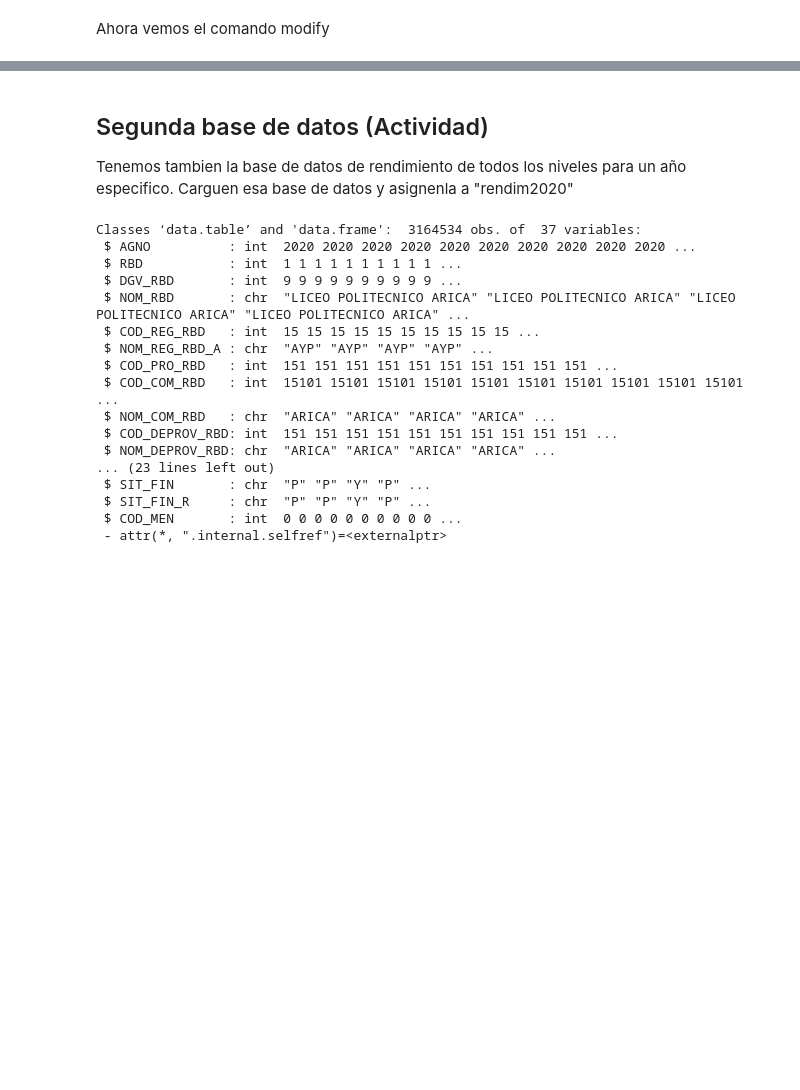
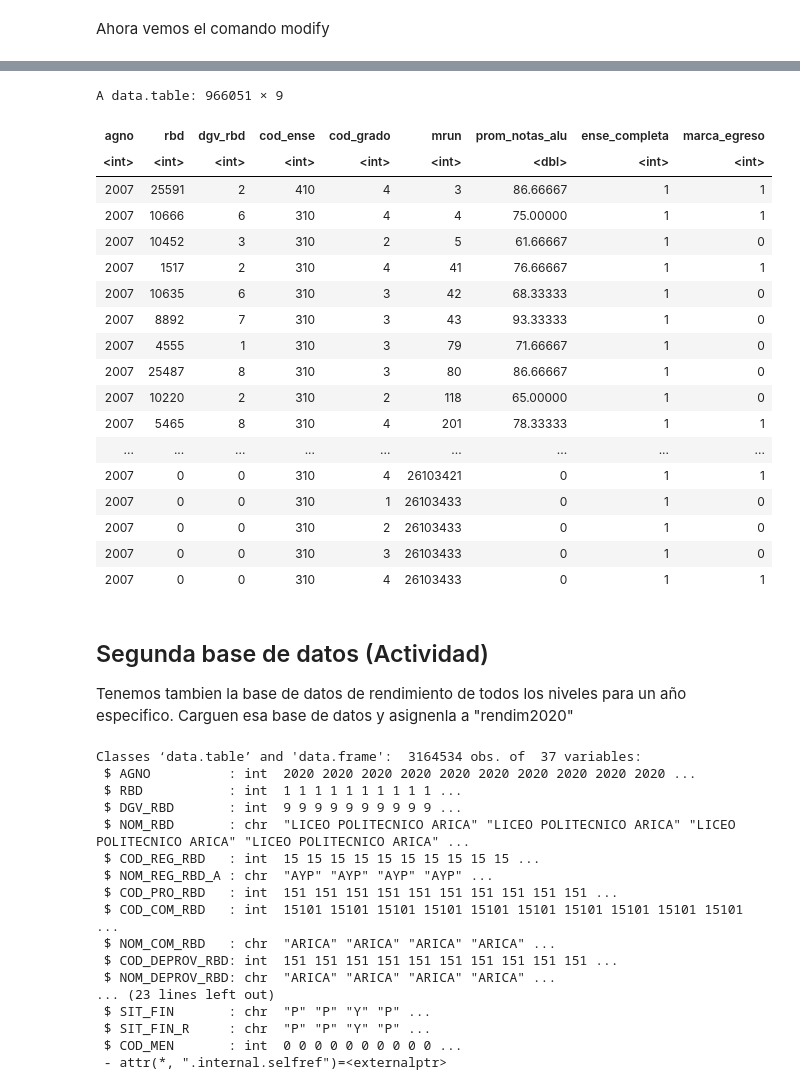
Before and after one commit to alfredosvaldo/Gestion-de-datos-2022, a Jupyter notebook: Taller_1_Gestión_de_datos_2022.ipynb, the cells around one changed output, grey strips where cells are left out. Saved outputs shown, nothing was run; the diff lists cells and outputs as text; code cells hidden in the pictures; blank space fills up the shorter version.

```diff
--- a/Taller_1_Gestión_de_datos_2022.ipynb
+++ b/Taller_1_Gestión_de_datos_2022.ipynb
@@ -284,8 +437,11 @@ colnames(egreso2007_base100_2) <- c(egreso2007_colnames)
+# %%
+
+egreso2007_base100_2 <- egreso2007
 # %%
 tic()
-base100 <- funcion(notas){
-  (notas-1)/6 * 100
+base100 <- function(notas){
+  max(c((notas-1)/6 * 100,0))
 }
 
-egreso2007_base100_2$prom_notas_alu = modify(egreso2007$prom_notas_alu, base100())
+egreso2007_base100_2$prom_notas_alu = modify(egreso2007$prom_notas_alu, base100)
 toc()
@@ -292,3 +450,25 @@ toc()
+# %%
+egreso2007_base100_2
+# %% [output]
+A data.table: 966051 × 9
+| agno | rbd | dgv_rbd | cod_ense | cod_grado | mrun | prom_notas_alu | ense_completa | marca_egreso |
+| <int> | <int> | <int> | <int> | <int> | <int> | <dbl> | <int> | <int> |
+| 2007 | 25591 | 2 | 410 | 4 | 3 | 86.66667 | 1 | 1 |
+| 2007 | 10666 | 6 | 310 | 4 | 4 | 75.00000 | 1 | 1 |
+| 2007 | 10452 | 3 | 310 | 2 | 5 | 61.66667 | 1 | 0 |
+| 2007 | 1517 | 2 | 310 | 4 | 41 | 76.66667 | 1 | 1 |
+| 2007 | 10635 | 6 | 310 | 3 | 42 | 68.33333 | 1 | 0 |
+| 2007 | 8892 | 7 | 310 | 3 | 43 | 93.33333 | 1 | 0 |
+| 2007 | 4555 | 1 | 310 | 3 | 79 | 71.66667 | 1 | 0 |
+| 2007 | 25487 | 8 | 310 | 3 | 80 | 86.66667 | 1 | 0 |
+| 2007 | 10220 | 2 | 310 | 2 | 118 | 65.00000 | 1 | 0 |
+| 2007 | 5465 | 8 | 310 | 4 | 201 | 78.33333 | 1 | 1 |
+| ... | ... | ... | ... | ... | ... | ... | ... | ... |
+| 2007 | 0 | 0 | 310 | 4 | 26103421 | 0 | 1 | 1 |
+| 2007 | 0 | 0 | 310 | 1 | 26103433 | 0 | 1 | 0 |
+| 2007 | 0 | 0 | 310 | 2 | 26103433 | 0 | 1 | 0 |
+| 2007 | 0 | 0 | 310 | 3 | 26103433 | 0 | 1 | 0 |
+| 2007 | 0 | 0 | 310 | 4 | 26103433 | 0 | 1 | 1 |
 # %% [markdown]
 ## Segunda base de datos (Actividad)
 
```
Also changed, not shown: parts of 39 cells of this notebook.
